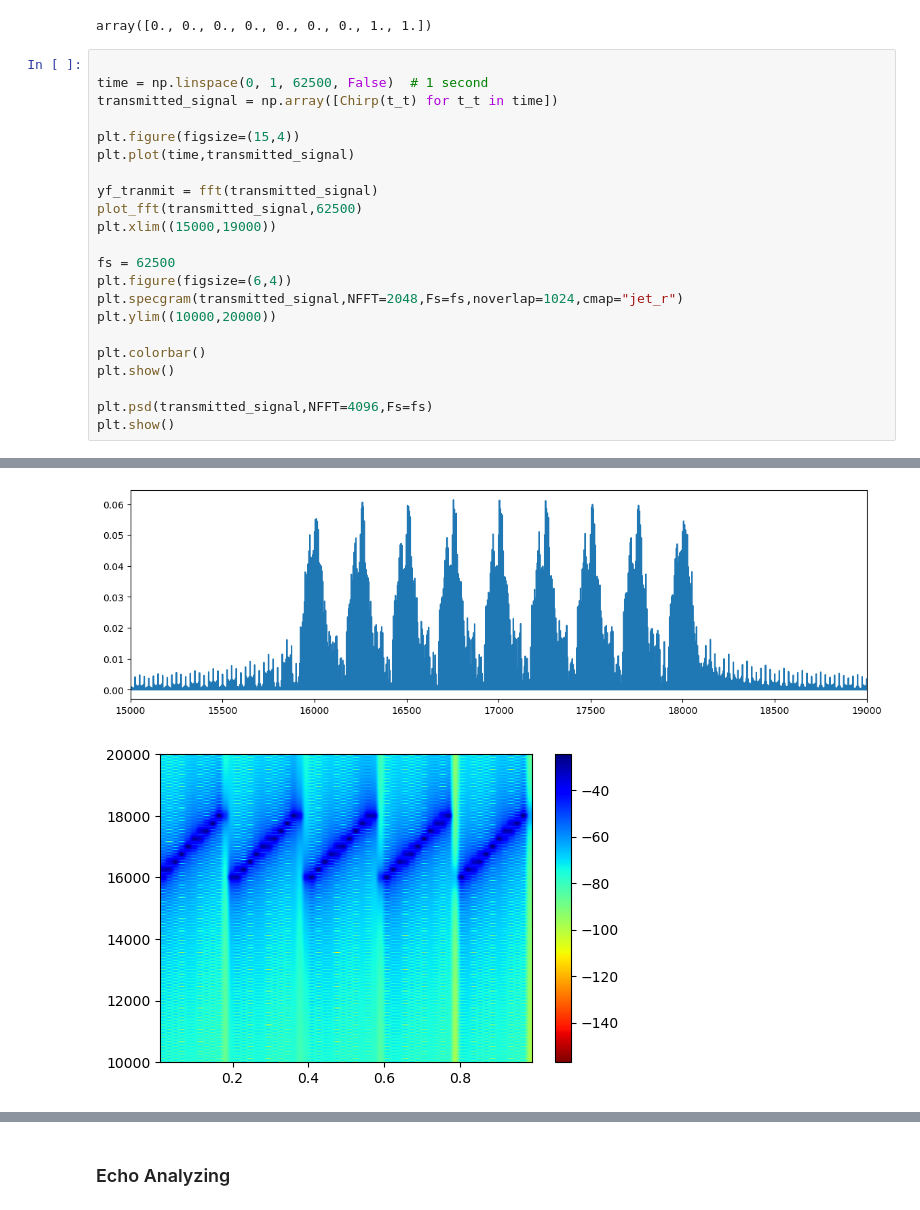
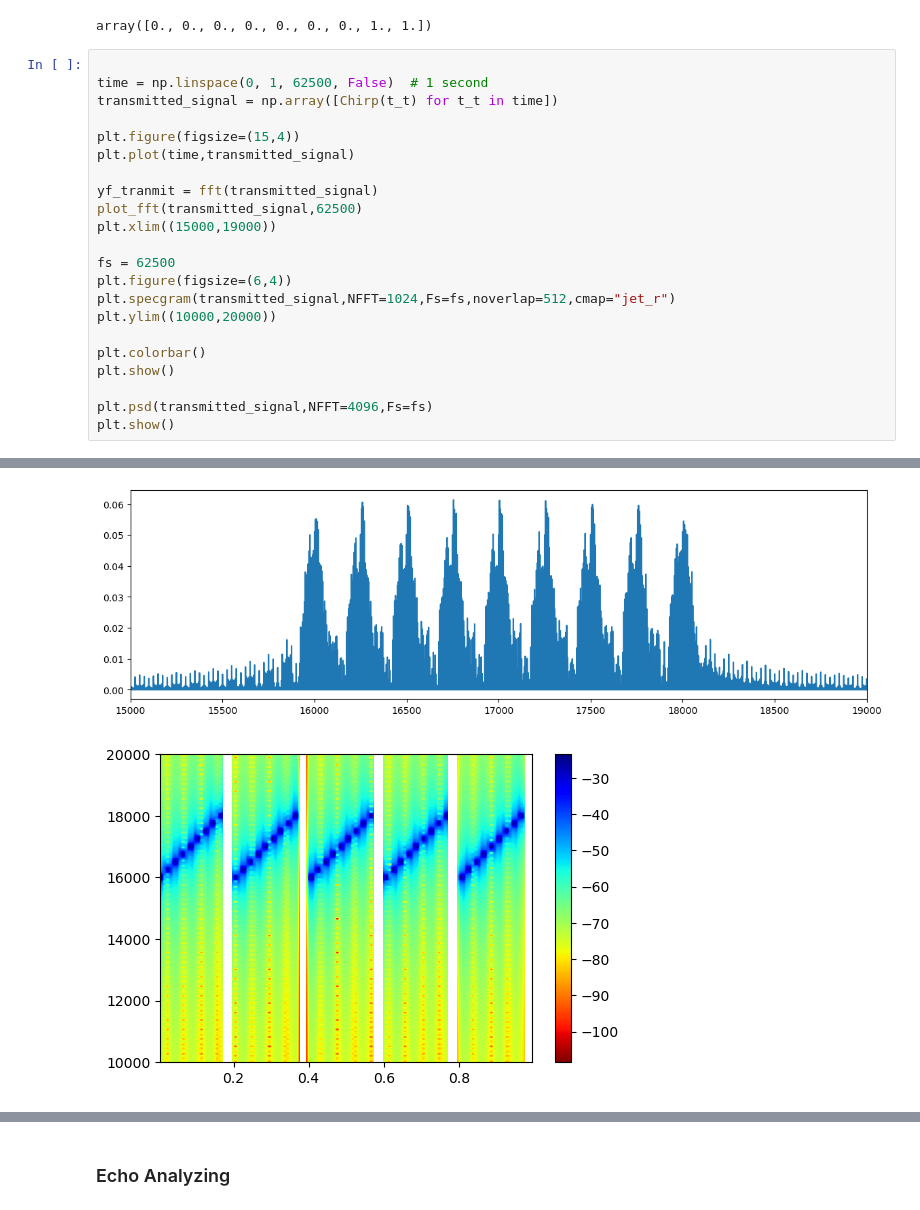
Before and after one commit to L-Shyamal/ear-echo, a Jupyter notebook: Python/Analyze/Analyze_Echo.ipynb, the cells around one changed output, grey strips where cells are left out. Drawn from its saved outputs; the diff is of its cells as text.

```diff
--- a/Python/Analyze/Analyze_Echo.ipynb
+++ b/Python/Analyze/Analyze_Echo.ipynb
@@ -159,29 +159,29 @@ array([0., 0., 0., 0., 0., 0., 0., 1., 1.])
 # %%
 
 time = np.linspace(0, 1, 62500, False)  # 1 second
 transmitted_signal = np.array([Chirp(t_t) for t_t in time])
 
 plt.figure(figsize=(15,4))
 plt.plot(time,transmitted_signal)
 
 yf_tranmit = fft(transmitted_signal)
 plot_fft(transmitted_signal,62500)
 plt.xlim((15000,19000))
 
 fs = 62500
 plt.figure(figsize=(6,4))
-plt.specgram(transmitted_signal,NFFT=2048,Fs=fs,noverlap=1024,cmap="jet_r")
+plt.specgram(transmitted_signal,NFFT=1024,Fs=fs,noverlap=512,cmap="jet_r")
 plt.ylim((10000,20000))
 
 plt.colorbar()
 plt.show()
 
 plt.psd(transmitted_signal,NFFT=4096,Fs=fs)
 plt.show()
 # %% [output]
 [figure]
 [figure]
-[figure, old version]
+[figure, new version]
 [figure]
 # %% [markdown]
 ### Echo Analyzing
```
Also changed, not shown: parts of 25 cells of this notebook.
